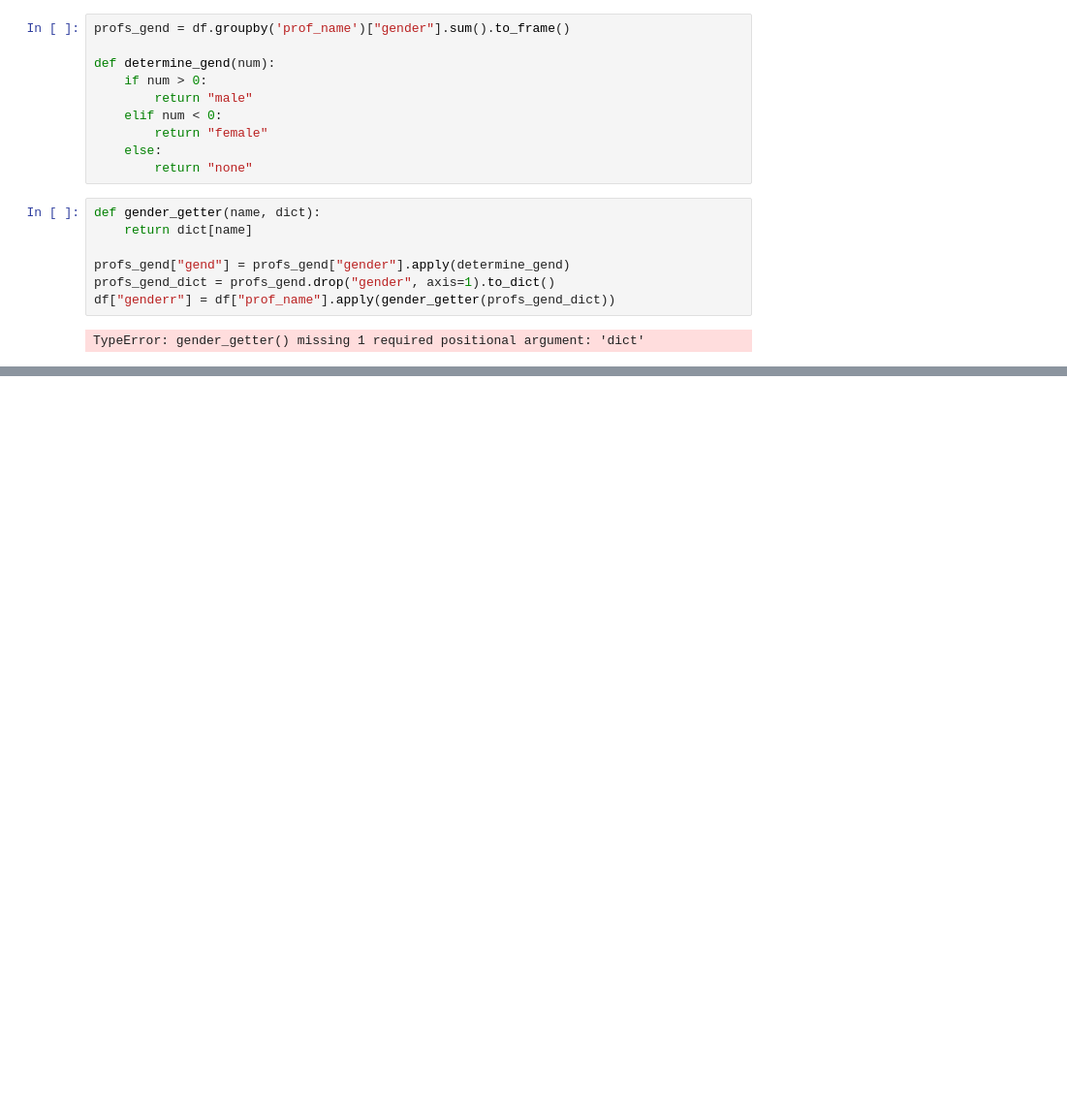
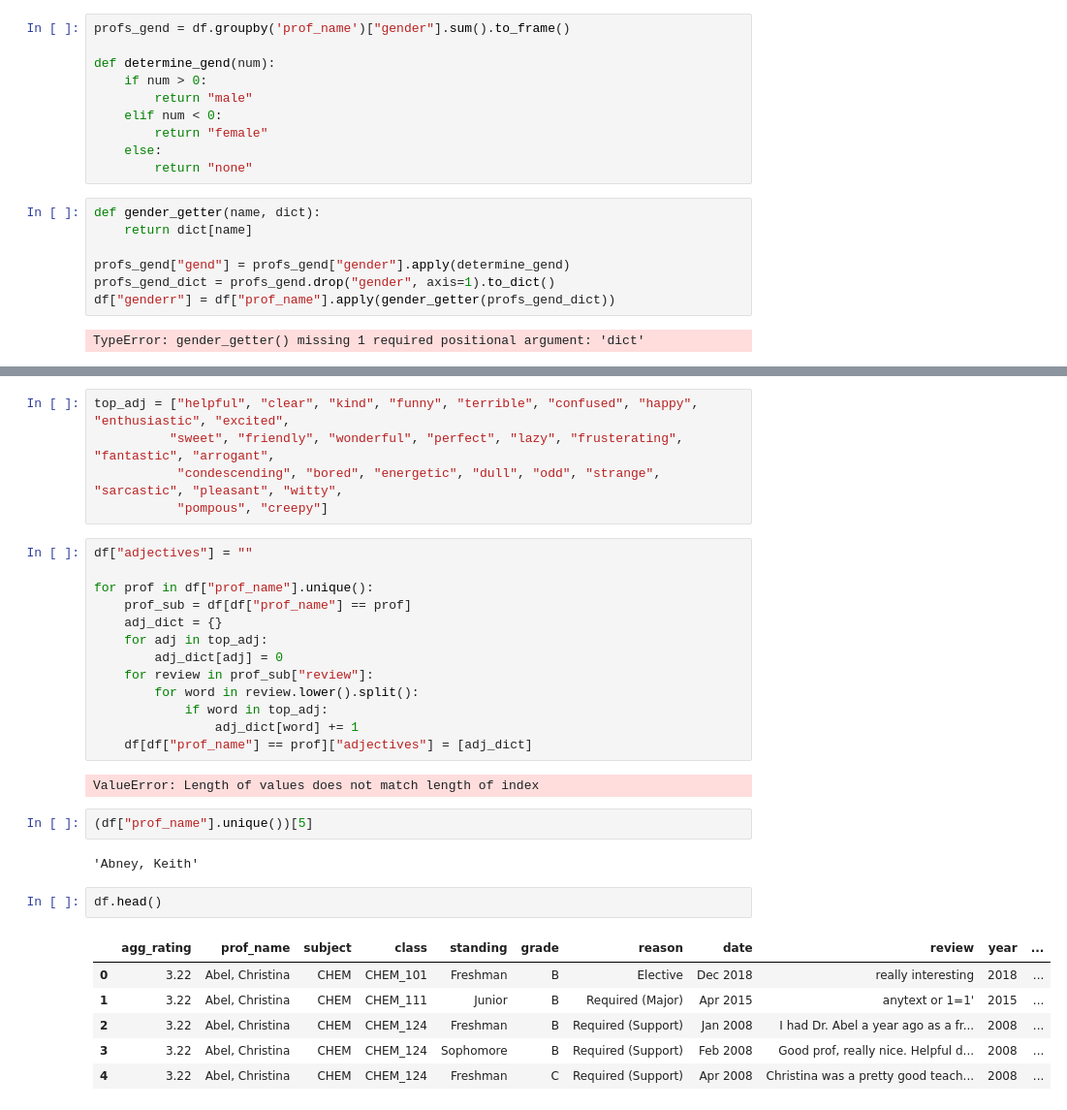
Before and after one commit to builtbyspec/polyrating, a Jupyter notebook: Analysis_PolyRating.ipynb, the cells around one changed output, grey strips where cells are left out. Shown at 97% size. Drawn from its saved outputs; the diff is of its cells as text; blank space fills up the shorter version.

```diff
--- a/Analysis_PolyRating.ipynb
+++ b/Analysis_PolyRating.ipynb
@@ -273,0 +201,33 @@ You should consider upgrading via the 'pip install --upgrade pip' command.
+# %%
+top_adj = ["helpful", "clear", "kind", "funny", "terrible", "confused", "happy", "enthusiastic", "excited",
+          "sweet", "friendly", "wonderful", "perfect", "lazy", "frusterating", "fantastic", "arrogant",
+           "condescending", "bored", "energetic", "dull", "odd", "strange", "sarcastic", "pleasant", "witty",
+           "pompous", "creepy"]
+# %%
+df["adjectives"] = ""
+
+for prof in df["prof_name"].unique():
+    prof_sub = df[df["prof_name"] == prof]
+    adj_dict = {}
+    for adj in top_adj:
+        adj_dict[adj] = 0
+    for review in prof_sub["review"]:
+        for word in review.lower().split():
+            if word in top_adj:
+                adj_dict[word] += 1
+    df[df["prof_name"] == prof]["adjectives"] = [adj_dict]
+# %% [output]
+ValueError: Length of values does not match length of index
+# %%
+(df["prof_name"].unique())[5]
+# %% [output]
+'Abney, Keith'
+# %%
+df.head()
+# %% [output]
+|  | agg_rating | prof_name | subject | class | standing | grade | reason | date | review | year | ... |
+| 0 | 3.22 | Abel, Christina | CHEM | CHEM_101 | Freshman | B | Elective | Dec 2018 | really interesting | 2018 | ... |
+| 1 | 3.22 | Abel, Christina | CHEM | CHEM_111 | Junior | B | Required (Major) | Apr 2015 | anytext or 1=1' | 2015 | ... |
+| 2 | 3.22 | Abel, Christina | CHEM | CHEM_124 | Freshman | B | Required (Support) | Jan 2008 | I had Dr. Abel a year ago as a fr... | 2008 | ... |
+| 3 | 3.22 | Abel, Christina | CHEM | CHEM_124 | Sophomore | B | Required (Support) | Feb 2008 | Good prof, really nice. Helpful d... | 2008 | ... |
+| 4 | 3.22 | Abel, Christina | CHEM | CHEM_124 | Freshman | C | Required (Support) | Apr 2008 | Christina was a pretty good teach... | 2008 | ... |
```
Also changed, not shown: parts of 9 cells of this notebook, 1 other file.
